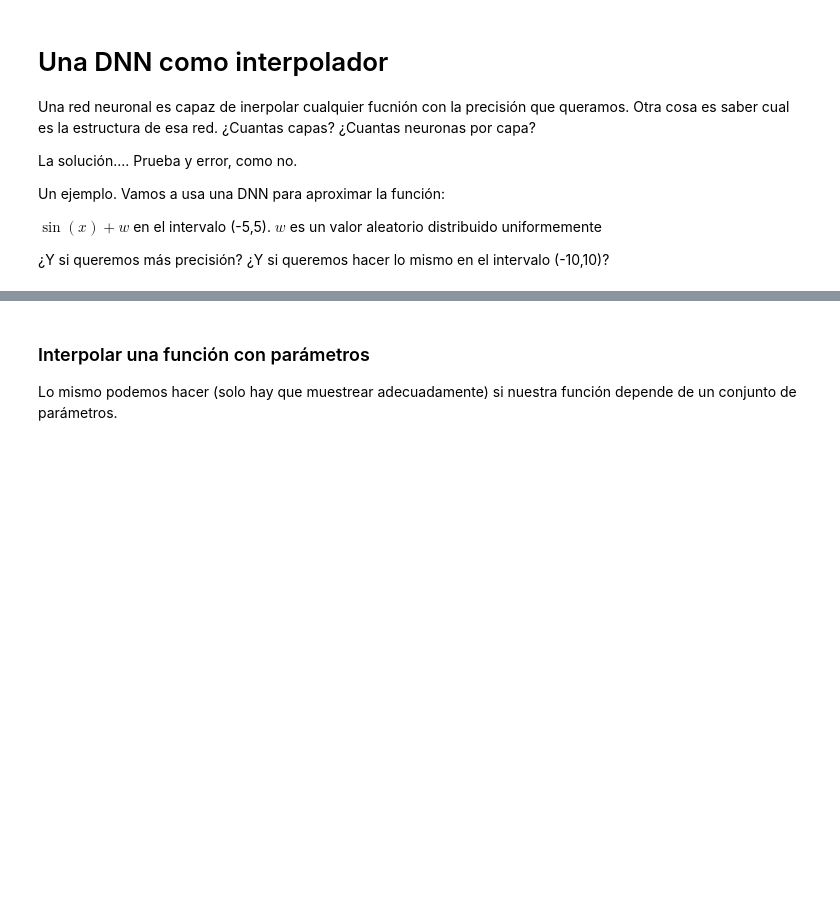
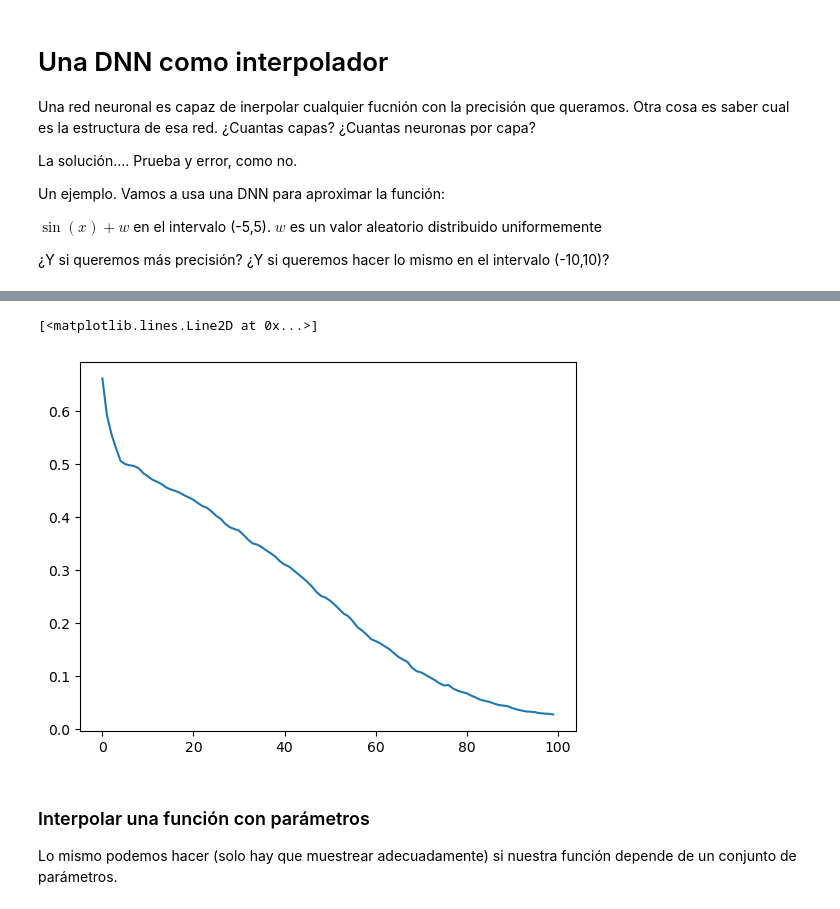
Before and after one commit to savedjuli/DeepLearning, a Jupyter notebook: 6-Interpolacion/Interpolacion.ipynb, the cells around one changed output, grey strips where cells are left out. Drawn from its saved outputs; the diff is of its cells as text; code cells hidden in the pictures; blank space fills up the shorter version.

```diff
--- a/6-Interpolacion/Interpolacion.ipynb
+++ b/6-Interpolacion/Interpolacion.ipynb
@@ -51,3 +51,8 @@ plt.show()
+# %%
+plt.plot(historia.history['loss'],label='training loss')
+# %% [output]
+[<matplotlib.lines.Line2D at 0x...>]
+[figure, added]
 # %% [markdown]
 ### Interpolar una función con parámetros
 
```
Also changed, not shown: parts of 1 cell of this notebook, 5 other files.
